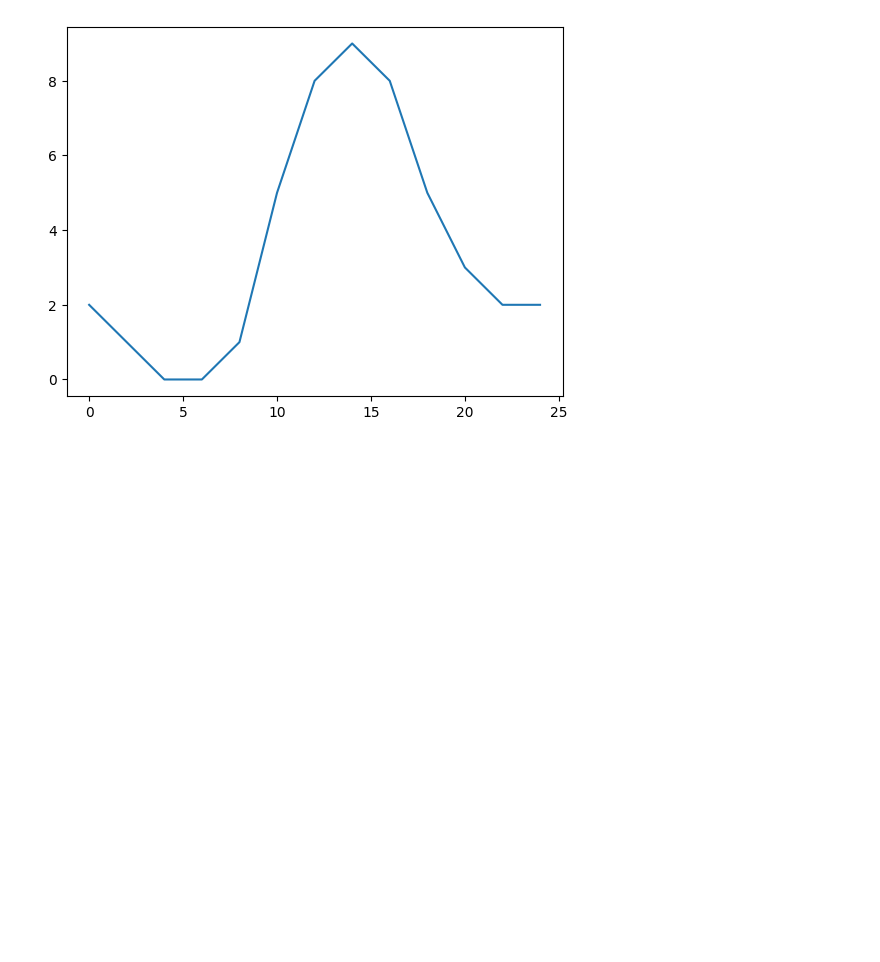
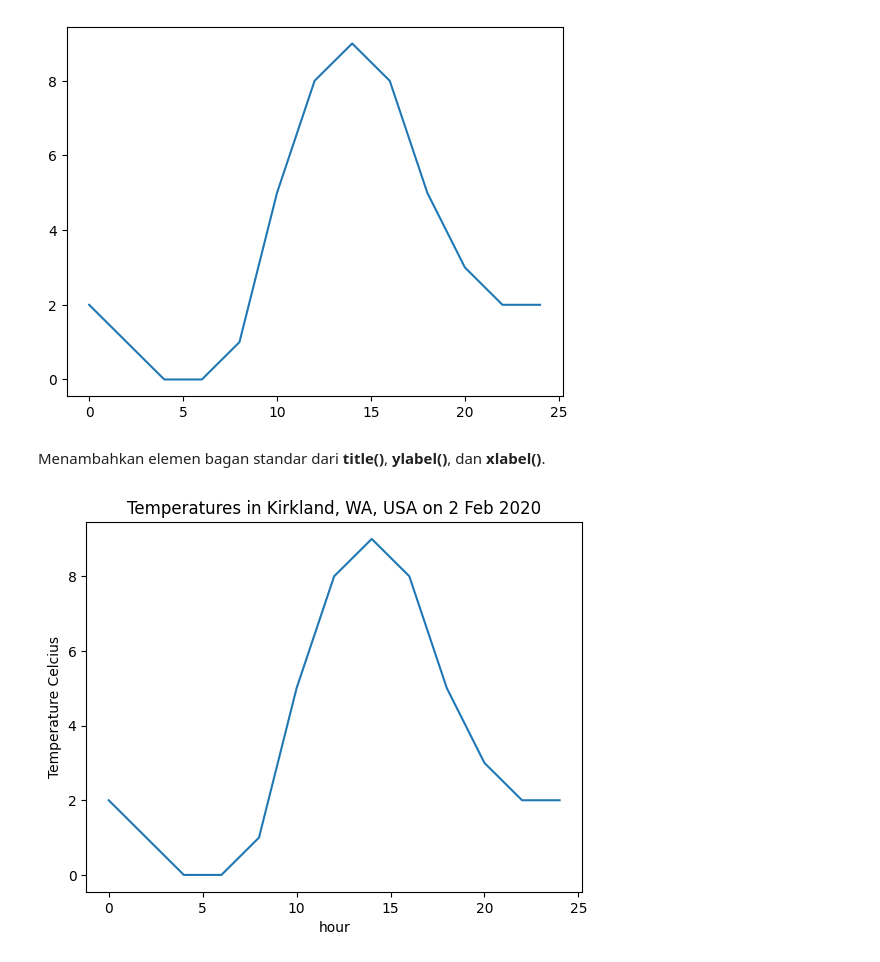
Before and after one commit to BagasAryo/Project-based-ML, a Jupyter notebook: Visualisasi_Data/VisualisasiData.ipynb, the cells around one changed output. Cells and saved outputs as stored; diff of their text form; code cells hidden in the pictures; blank space fills up the shorter version.

```diff
--- a/Visualisasi_Data/VisualisasiData.ipynb
+++ b/Visualisasi_Data/VisualisasiData.ipynb
@@ -277,3 +277,21 @@ plt.plot(
 plt.show()
 # %% [output]
 [figure]
+# %% [markdown]
+Menambahkan elemen bagan standar dari **title()**, **ylabel()**, dan **xlabel()**.
+# %%
+# memuat data
+temperature_c = [2, 1, 0, 0, 1, 5, 8, 9, 8, 5, 3, 2, 2]
+hour = [0, 2, 4, 6, 8, 10, 12, 14, 16, 18, 20, 22, 24]
+
+# visualisasi line graph
+plt.plot(
+    hour,
+    temperature_c
+)
+plt.title('Temperatures in Kirkland, WA, USA on 2 Feb 2020')
+plt.ylabel('Temperature Celcius')
+plt.xlabel('hour')
+plt.show()
+# %% [output]
+[figure, added]
```
Also changed, not shown: parts of 33 cells of this notebook.
